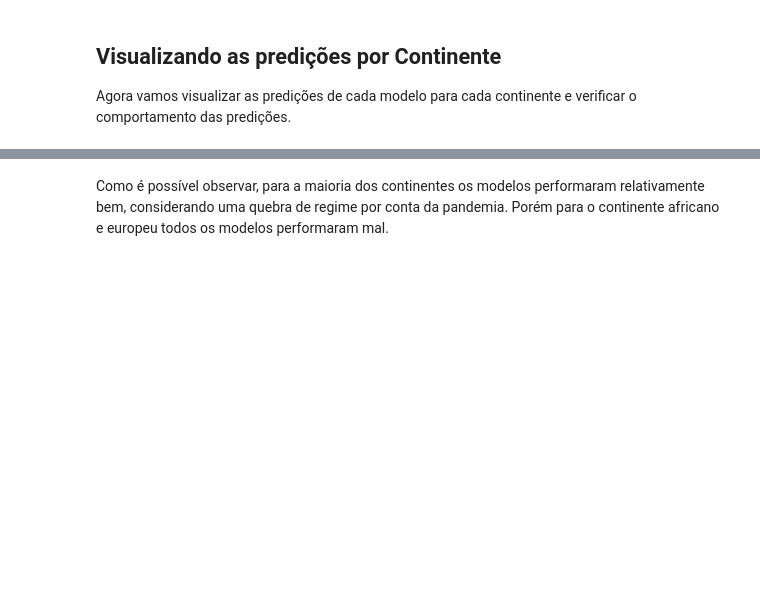
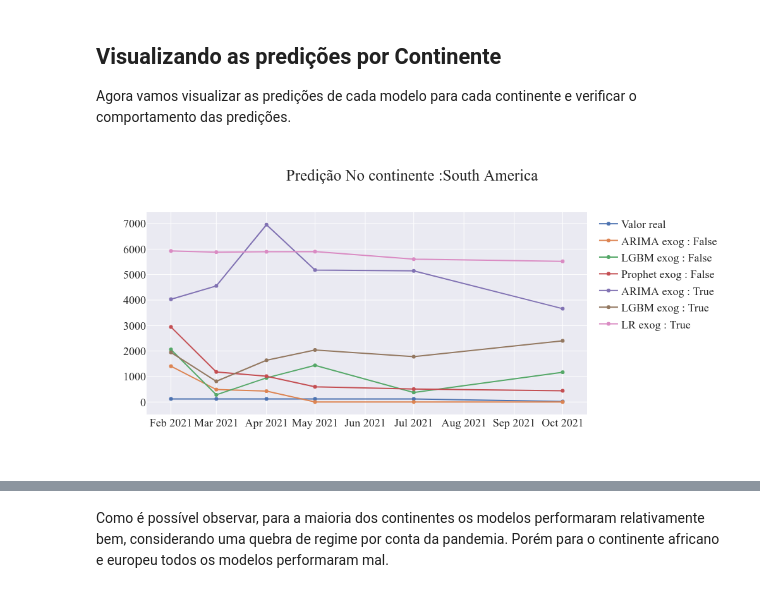
Before and after one commit to rodgdutra/Case-Australian-passengers-time-series, a Jupyter notebook: case_time_series_pred_test_render.ipynb, the cells around one changed output, grey strips where cells are left out. Cells and saved outputs as stored; diff of their text form; code cells hidden in the pictures; blank space fills up the shorter version.

```diff
--- a/case_time_series_pred_test_render.ipynb
+++ b/case_time_series_pred_test_render.ipynb
@@ -696,3 +696,6 @@ Continente North America| Número de meses: 157
 Continente Asia| Número de meses: 157
 Continente Africa| Número de meses: 157
 Continente Europe| Número de meses: 157
+# %%
+for continent_set, name in zip(continent_sets, continent_names):
+    print(f'Continent {name} | NaN values {continent_set.isnull().sum()}')
@@ -1125,3 +1146,7 @@ def plot_pred_all_continents(result_df, continent_names):
 # %% [markdown]
 ## Visualizando as predições por Continente
 Agora vamos visualizar as predições de cada modelo para cada continente e verificar o comportamento das predições.
+# %%
+plot_pred_continent(metric_df.loc[metric_df['Continent'] == 'South America'], 'South America')
+# %% [output]
+[figure, added]
```
Also changed, not shown: parts of 6 cells of this notebook.
